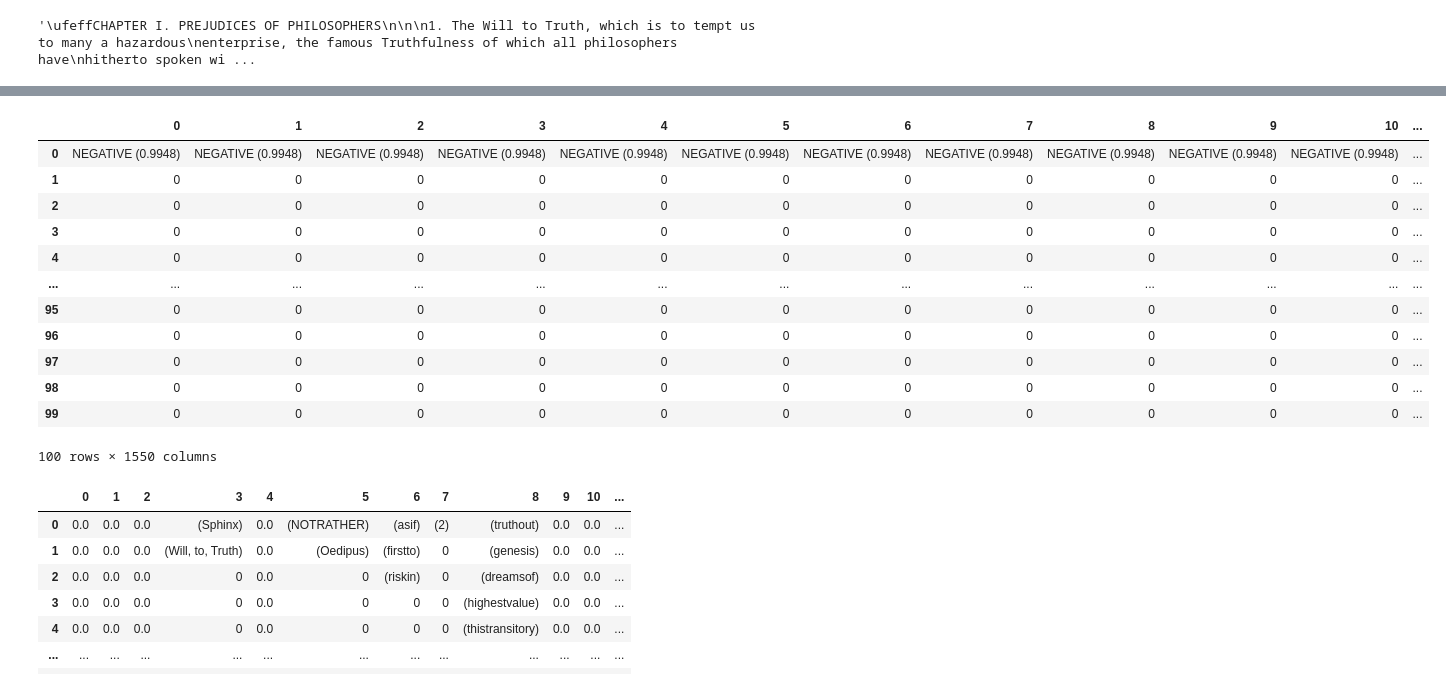
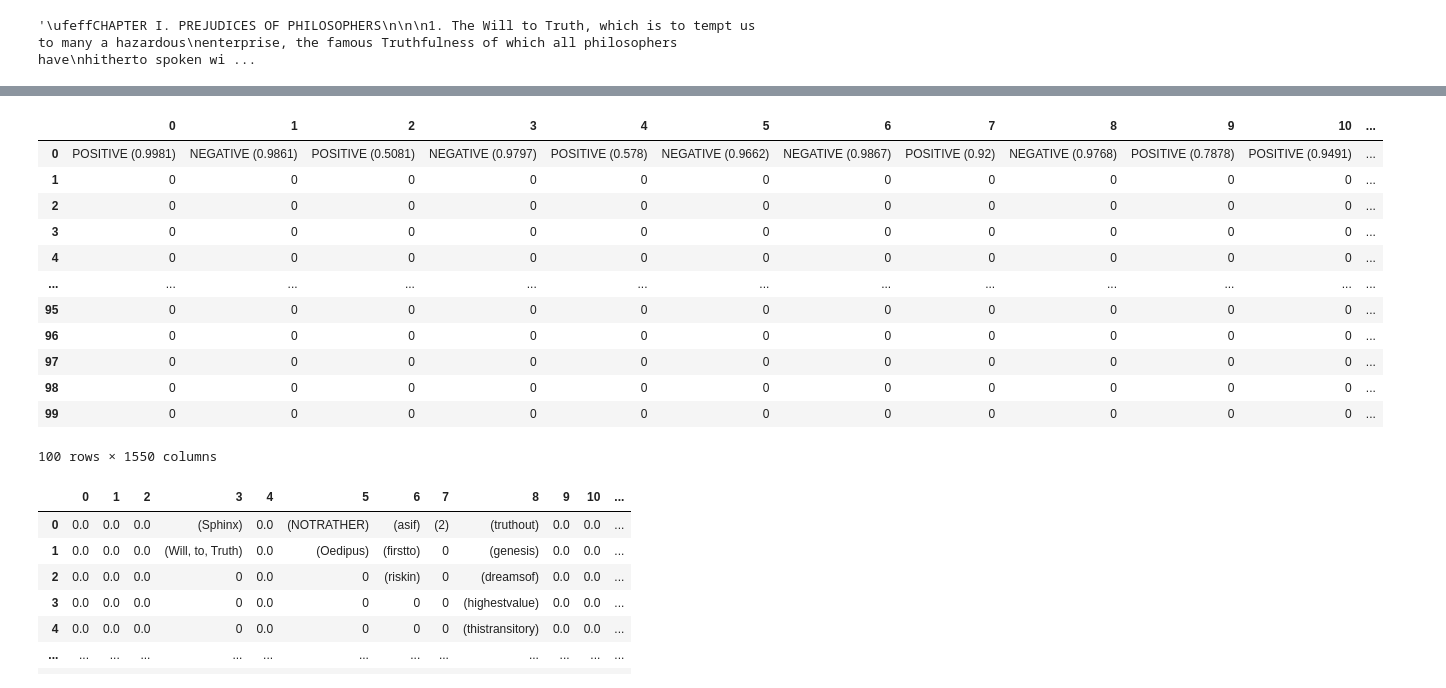
Before and after one commit to KhaldounN/Files-, a Jupyter notebook: Final_project/DSF_FINAL_PROJECT.ipynb, the cells around one changed output, grey strips where cells are left out. Drawn from its saved outputs; the diff is of its cells as text; code cells hidden in the pictures.

```diff
--- a/Final_project/DSF_FINAL_PROJECT.ipynb
+++ b/Final_project/DSF_FINAL_PROJECT.ipynb
@@ -103,7 +103,7 @@ book1
 book1 = book1.replace("\n",'')
 # %%
 sentences  = book1.split('.')
-sentences = sentences[0:50]
+#sentences = sentences[0:50]
 df_tokens = pd.DataFrame((np.zeros((100,1550))))
 for i , t in enumerate(sentences):
    doc = nlp_md(t)
@@ -117,6 +117,7 @@ tagger = TextClassifier.load('sentiment')
 # %%
 df_sentement = pd.DataFrame((np.zeros((100,1550))))
 for i , t in enumerate(sentences):
+  s = Sentence(t)
   tagger.predict(s)
   df_sentement[i].update(s.labels)
 df_sentement
@@ -124,5 +142,5 @@ df_sentement
 |  | 0 | 1 | 2 | 3 | 4 | 5 | 6 | 7 | 8 | 9 | 10 | ... |
-| 0 | NEGATIVE (0.9948) | NEGATIVE (0.9948) | NEGATIVE (0.9948) | NEGATIVE (0.9948) | NEGATIVE (0.9948) | NEGATIVE (0.9948) | NEGATIVE (0.9948) | NEGATIVE (0.9948) | NEGATIVE (0.9948) | NEGATIVE (0.9948) | NEGATIVE (0.9948) | ... |
+| 0 | POSITIVE (0.9981) | NEGATIVE (0.9861) | POSITIVE (0.5081) | NEGATIVE (0.9797) | POSITIVE (0.578) | NEGATIVE (0.9662) | NEGATIVE (0.9867) | POSITIVE (0.92) | NEGATIVE (0.9768) | POSITIVE (0.7878) | POSITIVE (0.9491) | ... |
 | 1 | 0 | 0 | 0 | 0 | 0 | 0 | 0 | 0 | 0 | 0 | 0 | ... |
 | 2 | 0 | 0 | 0 | 0 | 0 | 0 | 0 | 0 | 0 | 0 | 0 | ... |
 | 3 | 0 | 0 | 0 | 0 | 0 | 0 | 0 | 0 | 0 | 0 | 0 | ... |
@@ -133,7 +151,7 @@ df_sentement
 | 97 | 0 | 0 | 0 | 0 | 0 | 0 | 0 | 0 | 0 | 0 | 0 | ... |
 | 98 | 0 | 0 | 0 | 0 | 0 | 0 | 0 | 0 | 0 | 0 | 0 | ... |
 | 99 | 0 | 0 | 0 | 0 | 0 | 0 | 0 | 0 | 0 | 0 | 0 | ... |
-100 rows × 1550 columns
+100 rows × 1550 columns
 # %%
 df_ent = pd.DataFrame((np.zeros((100,1550))))
 for i , t in enumerate(sentences):
```
Also changed, not shown: parts of 17 cells of this notebook.
